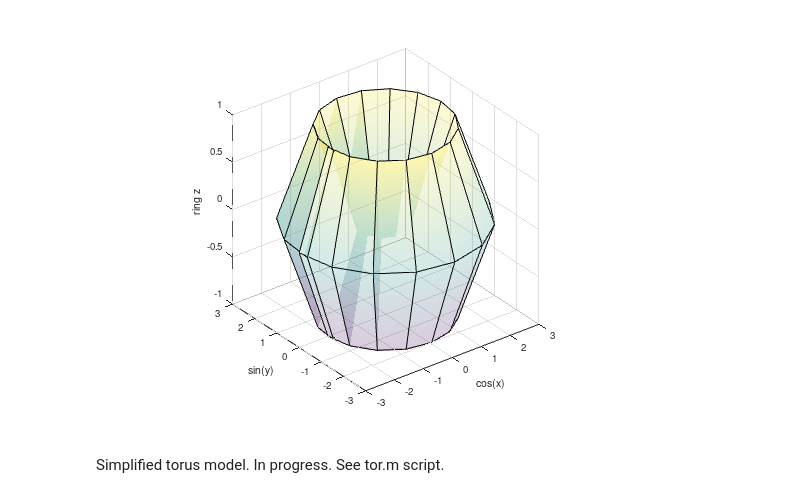
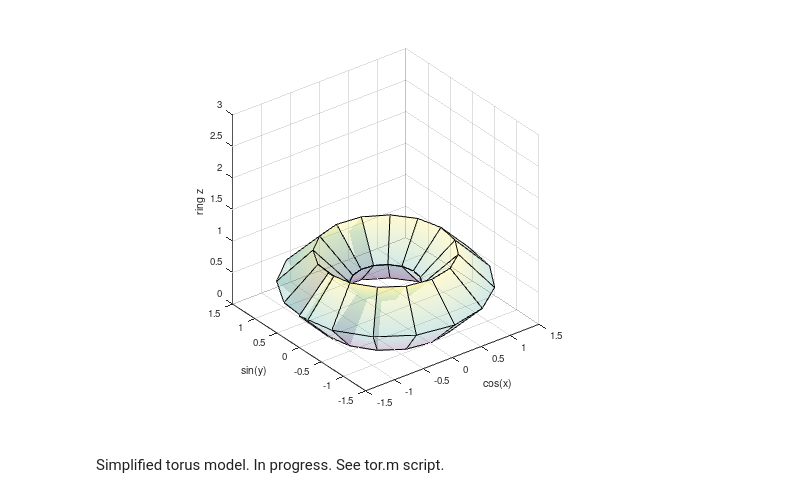
Before and after one commit to vbekasov/cpp, a Jupyter notebook: octave/torus.ipynb, the cells around one changed output. Drawn from its saved outputs; the diff is of its cells as text; code cells hidden in the pictures.

```diff
--- a/octave/torus.ipynb
+++ b/octave/torus.ipynb
@@ -1,6 +1,6 @@
 # %%
-tor(1, 3)
+tor(0.5, 3)
 # %% [output]
-[figure, old version]
+[figure, new version]
 # %% [markdown]
 Simplified torus model. In progress. See tor.m script.
```
Also changed, not shown: 1 other file.
